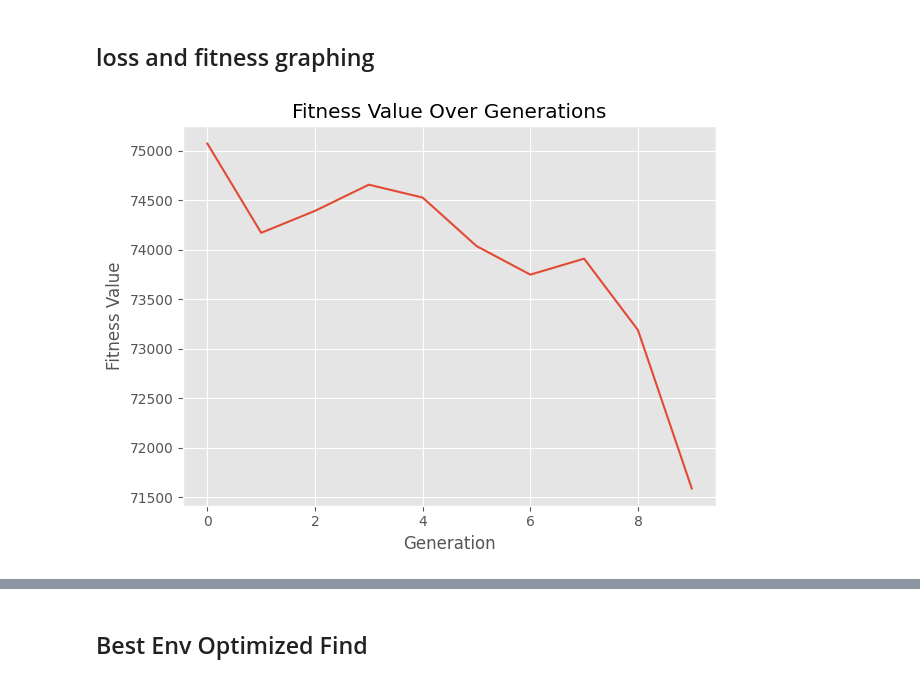
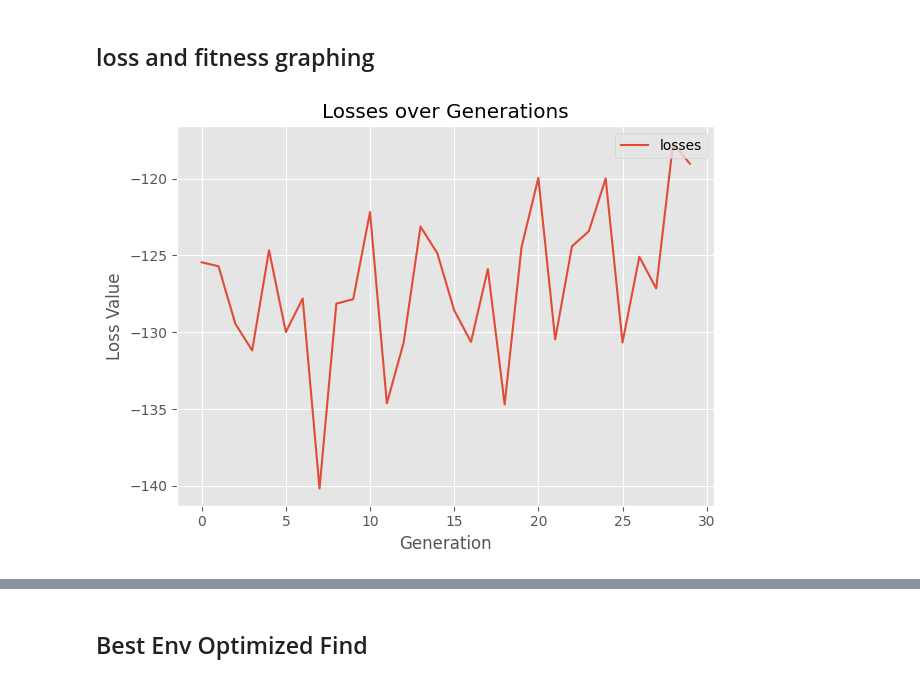
Before and after one commit to amirhu37/DCPMK, a Jupyter notebook: DCPMK.ipynb, the cells around one changed output, grey strips where cells are left out. Drawn from its saved outputs; the diff is of its cells as text; code cells hidden in the pictures.

```diff
--- a/DCPMK.ipynb
+++ b/DCPMK.ipynb
@@ -688,6 +696,7 @@ class EvolutionAdaptation:
         # Define GA algorithm
         algorithm = PSO(
             pop_size= pop_size,
+            n_offsprings = pop_numpy.shape[0], n_diffs = 1,
             archive=None,
             crossover=SBX(eta=1, prob= self.cross_over_rate),
             mutation=PM(eta=1, prob= self.mutation_over_rate),
@@ -789,21 +800,24 @@ class NetWorkAdapter(nn.Module):
 </div>
 # %%
 # تعریف مدل و تابع ضرر
+from torch.nn import MSELoss
 
 # Define the fitness function
 fitness_fn = WSNloss(
     Coverage_rate= Coverage_rate,
     env= Environmet,
     target_points=target_points,
+    sink_point= SINK_POSITION,
     obstacle_weight= obstacle_weight ,
     intra_distance_weight = intra_distance_weight,
     target_distance_weight = target_distance_weight
 )
 
+model_loss = MSELoss()
 # Define the network adapter
 network_adaptor : NetWorkAdapter = NetWorkAdapter(pop_size , Dimension)
 # Define the optimizer
-optimizer = RMSprop(network_adaptor.parameters(),
+optimizer = Adam(network_adaptor.parameters(),
                 lr= Learning_rate,
                 # momentum=0.9,
                 weight_decay=1e-4,
@@ -867,19 +881,19 @@ def network_adapt(
 
 		output : Tensor = network_adaptor(input_tensor)
 		# loss : Tensor = fitness_fn(output)
-		loss : Tensor = fitness_fn(output,)
+		loss : Tensor = fitness_fn(output)
 
-		loss.backward(gradient=torch.ones_like(loss), retain_graph=True)
-		# Optional: gradient clipping for stability
-		torch.nn.utils.clip_grad_norm_(network_adaptor.parameters(), max_norm=1.0)
-		optimizer.step()
+		# loss.backward()
+		# # Optional: gradient clipping for stability
+		# torch.nn.utils.clip_grad_norm_(network_adaptor.parameters(), max_norm=1.0)
+		# optimizer.step()
 
 		# last_loss : float = loss.item()
 		if ((epoch + 1) % 20 == 0 or epoch == 0) and verbose:
 			print(f"Epoch {epoch + 1}:{num_epochs}, Loss: {loss:.4f}")
 	# output_denorm = denormalize_positions(output, ENV_SIZE)
-	network_adaptor.eval()
-	return output.detach(), loss
+	# network_adaptor.eval()
+	return output, loss
 # %%
 # Define the evolution adaptation function
 def evolution_adpat(
@@ -891,8 +905,8 @@ def evolution_adpat(
 	n_iter: تعداد تکرارها برای الگوریتم
 	"""
 	result : Result = evolution_adpator(input_tensor,  n_iter=n_iter)
-	optimized_positions : Tensor = torch.tensor(result.pop.get("X").reshape(-1, Num_Sensor_Node, 2)).float() # type: ignore
-	F : Tensor = result.pop.get("F") # type: ignore #.reshape(-1, X, 2)
+	optimized_positions : Tensor = torch.tensor(result.pop.get("X").reshape(-1, Num_Sensor_Node, 2), requires_grad=True).float() # type: ignore
+	F : Tensor = torch.tensor(result.pop.get("F"), requires_grad=True) # type: ignore #.reshape(-1, X, 2)
 	# print(F)
 	# print(f"Population shape: {pop.shape}, Fitness shape: {F.shape}, \n{F.mean()}")
 	# print(pop.shape)
@@ -1004,14 +1053,15 @@ Optimized Env  tensor(1) sink placed in the environment.
 ## loss and fitness graphing
 # %%
 style.use("ggplot")
-sns.lineplot(ft_dure_gen)
-plt.title("Fitness Value Over Generations")
+sns.lineplot({
+              "losses": losses})
+plt.title("Losses over Generations")
 plt.xlabel("Generation")
-plt.ylabel("Fitness Value")
+plt.ylabel("Loss Value")
 handles, labels = plt.gca().get_legend_handles_labels()
 if handles:
     plt.legend(loc='upper right')
 plt.tight_layout()
 plt.show()
 # %% [output]
-[figure, old version]
+[figure, new version]
```
Also changed, not shown: parts of 18 cells of this notebook.
